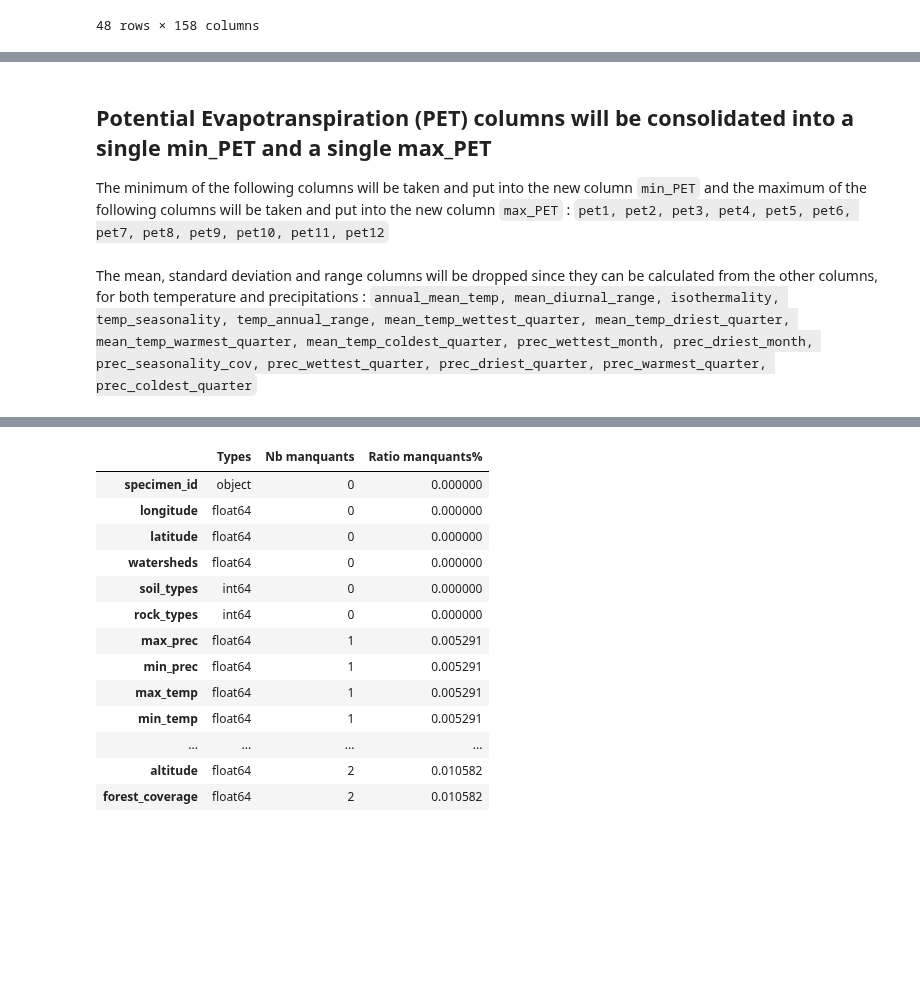
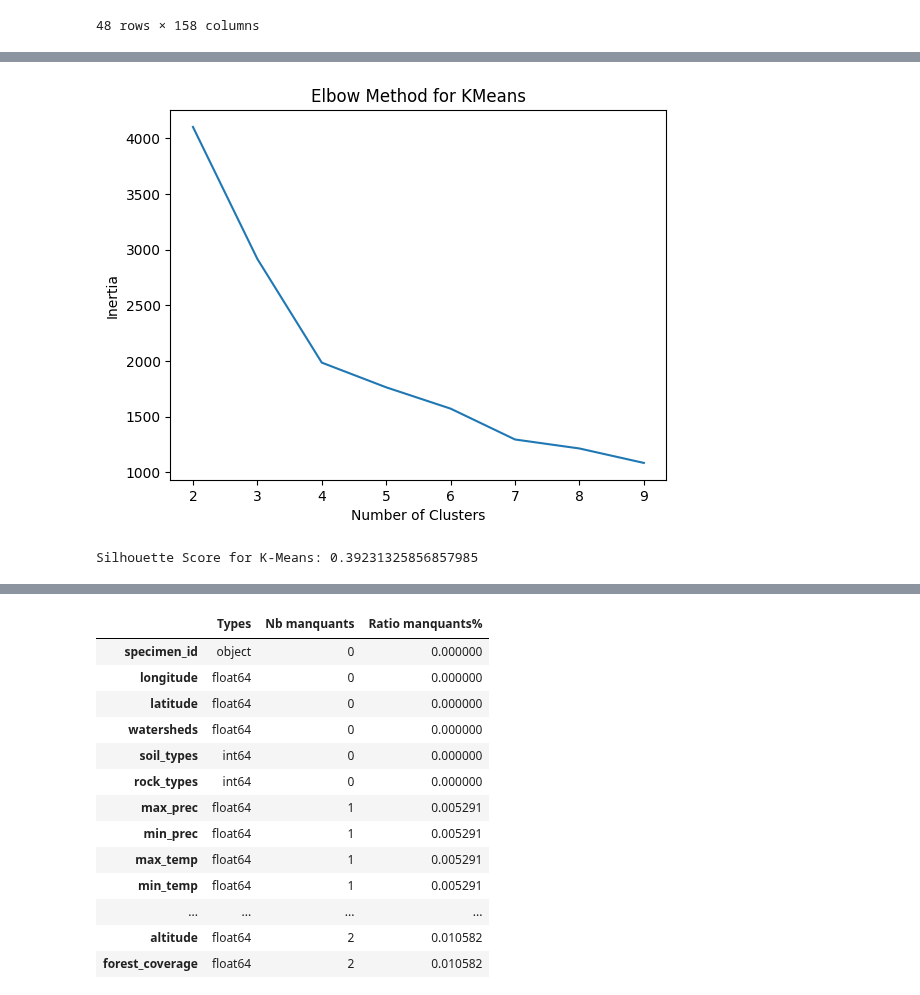
Before and after one commit to tahiri-lab/py_madaclim, a Jupyter notebook: workdir/bin/data_model_clustering.ipynb, the cells around one changed output, grey strips where cells are left out. Drawn from its saved outputs; the diff is of its cells as text; code cells hidden in the pictures; blank space fills up the shorter version.

Commit message:
with k-means clusters

```diff
--- a/workdir/bin/data_model_clustering.ipynb
+++ b/workdir/bin/data_model_clustering.ipynb
@@ -72,4 +122,5 @@ Managing NaN values
 # %%
 from sklearn.impute import KNNImputer
 imputer = KNNImputer(n_neighbors=5)
-df_imputed = imputer.fit_transform(coffea)
+df_imputed_array = imputer.fit_transform(df_cleaned)
+df_imputed = pd.DataFrame(df_imputed_array, columns=df_cleaned.columns)
@@ -84,4 +138,0 @@ K-means
-# %%
-from sklearn.cluster import KMeans
-kmeans = KMeans(n_clusters=3, random_state=42)  # Example with 3 clusters
-kmeans_labels = kmeans.fit_predict(df_scaled)
@@ -235,4 +138,0 @@ coffea.drop(columns=['prec1', 'prec2', 'prec3', 'prec4', 'prec5', 'prec6', 'prec
-# %% [markdown]
-## Potential Evapotranspiration (PET) columns will be consolidated into a single min_PET and a single max_PET
-
-The minimum of the following columns will be taken and put into the new column `min_PET` and the maximum of the following columns will be taken and put into the new column `max_PET` : `pet1, pet2, pet3, pet4, pet5, pet6, pet7, pet8, pet9, pet10, pet11, pet12`
@@ -244,3 +138,0 @@ coffea.drop(columns=['pet1', 'pet2', 'pet3', 'pet4', 'pet5', 'pet6', 'pet7', 'pe
-# %% [markdown]
-The mean, standard deviation and range columns will be dropped since they can be calculated from the other columns, for both temperature and precipitations :
-`annual_mean_temp, mean_diurnal_range, isothermality, temp_seasonality, temp_annual_range, mean_temp_wettest_quarter, mean_temp_driest_quarter,	mean_temp_warmest_quarter, mean_temp_coldest_quarter, prec_wettest_month, prec_driest_month, prec_seasonality_cov, prec_wettest_quarter, prec_driest_quarter, prec_warmest_quarter, prec_coldest_quarter`
@@ -256,0 +139,30 @@ coffea.drop(columns=columns_to_drop, inplace=True)
+# %%
+from sklearn.cluster import KMeans
+import matplotlib.pyplot as plt
+from sklearn.metrics import silhouette_score
+
+# Find the optimal number of clusters using the elbow method
+inertia = []
+for k in range(2, 10):
+    kmeans = KMeans(n_clusters=k, random_state=42)
+    kmeans.fit(df_scaled)
+    inertia.append(kmeans.inertia_)
+
+# Plot the elbow curve
+plt.plot(range(2, 10), inertia)
+plt.xlabel('Number of Clusters')
+plt.ylabel('Inertia')
+plt.title('Elbow Method for KMeans')
+plt.show()
+
+# Fit with optimal number of clusters (choose based on elbow point or silhouette score)
+optimal_k = 4  # Assuming elbow is at 4
+kmeans = KMeans(n_clusters=optimal_k, random_state=42)
+kmeans_labels = kmeans.fit_predict(df_scaled)
+
+# Evaluate using silhouette score
+silhouette_avg = silhouette_score(df_scaled, kmeans_labels)
+print(f"Silhouette Score for K-Means: {silhouette_avg}")
+# %% [output]
+[figure, added]
+Silhouette Score for K-Means: 0.39231325856857985
```
Also changed, not shown: parts of 31 cells of this notebook, 1 other file.
